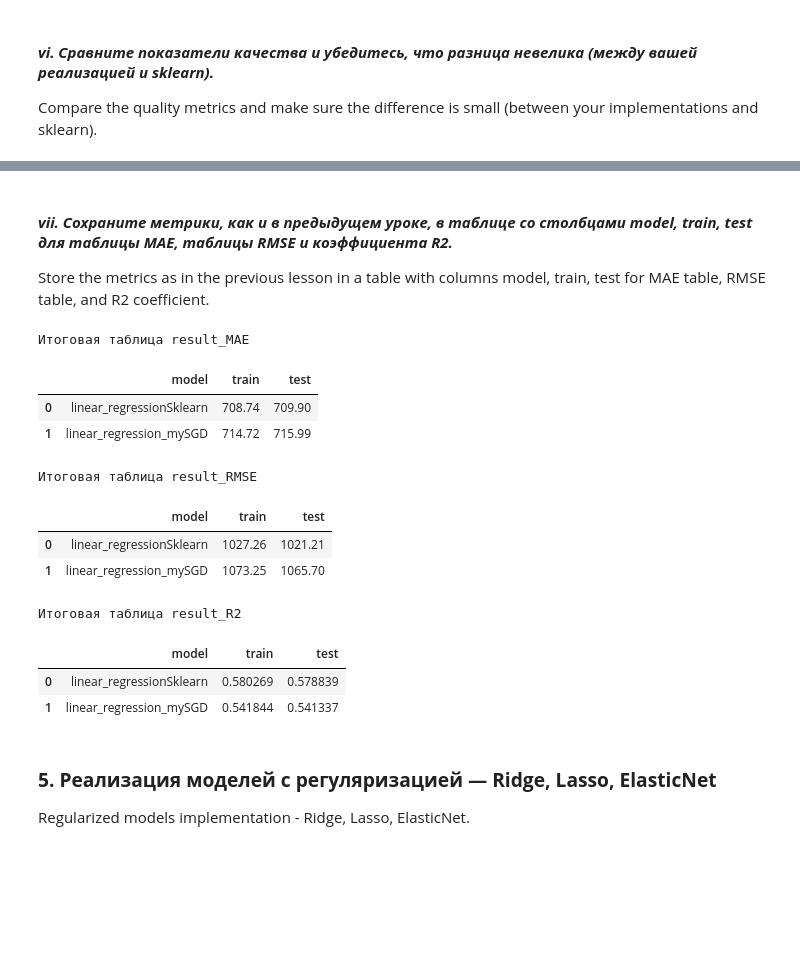
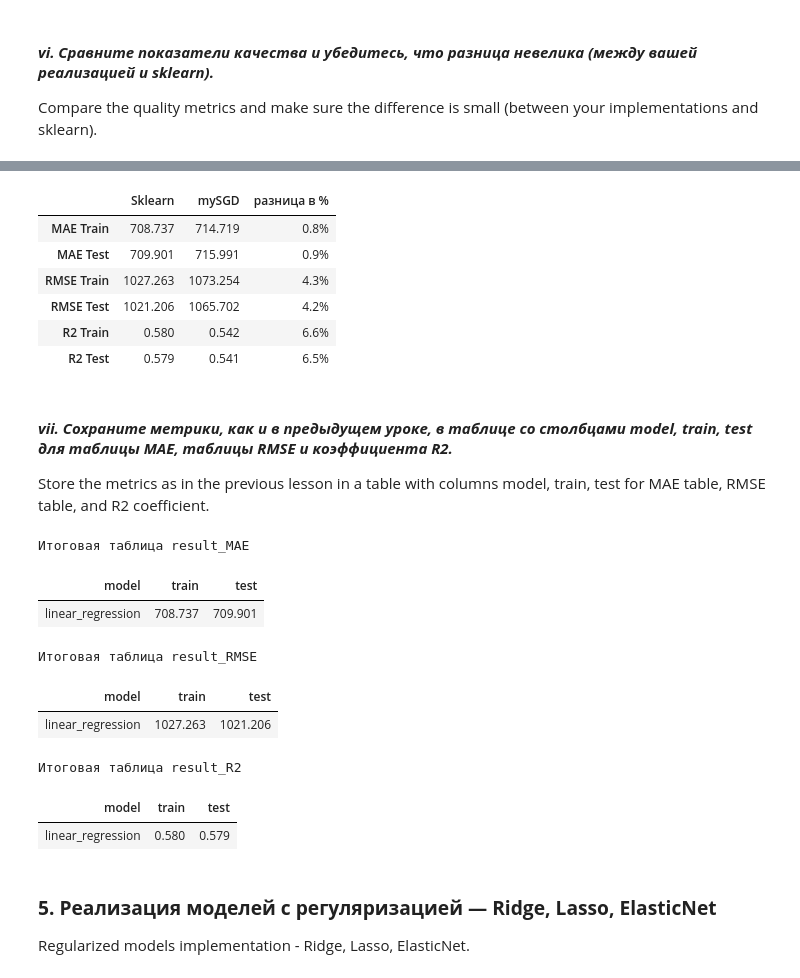
Before and after one commit to RunForJoy/core-linear-regression, a Jupyter notebook: src/ml.ipynb, the cells around one changed output, grey strips where cells are left out. Cells and saved outputs as stored; diff of their text form; code cells hidden in the pictures; blank space fills up the shorter version.

```diff
--- a/src/ml.ipynb
+++ b/src/ml.ipynb
@@ -1073,3 +1112,26 @@ RMSE_test:     1021.210   1065.700      4.17%
+# %%
+row_names = ["MAE Train", "MAE Test", "RMSE Train", "RMSE Test", "R2 Train", "R2 Test"]
+
+display(
+    pd.DataFrame(
+        data={
+            "Sklearn": sk_models["linear_regression"],
+            "mySGD": my_models["linear_regression_mySGD"],
+            "разница в %": diffs,
+        },
+        index=row_names,
+    )
+    # словарь с индивидуальным форматом для каждого столбца
+    .style.format({"Sklearn": "{:.3f}", "mySGD": "{:.3f}", "разница в %": "{:.1f}%"})
+)
+# %% [output]
+|  | Sklearn | mySGD | разница в % |
+| MAE Train | 708.737 | 714.719 | 0.8% |
+| MAE Test | 709.901 | 715.991 | 0.9% |
+| RMSE Train | 1027.263 | 1073.254 | 4.3% |
+| RMSE Test | 1021.206 | 1065.702 | 4.2% |
+| R2 Train | 0.580 | 0.542 | 6.6% |
+| R2 Test | 0.579 | 0.541 | 6.5% |
 # %% [markdown]
 #### ***vii. Сохраните метрики, как и в предыдущем уроке, в таблице со столбцами model, train, test для таблицы MAE, таблицы RMSE и коэффициента R2.***
 Store the metrics as in the previous lesson in a table with columns model, train, test for MAE table, RMSE table, and R2 coefficient.
@@ -1106,22 +1188,20 @@ append_results(
 # %%
 print("Итоговая таблица result_MAE")
-display(result_MAE)
+display(result_MAE.style.format("{:.3f}", subset=["train", "test"]).hide(axis="index"))
+
 
 print("\nИтоговая таблица result_RMSE")
-display(result_RMSE)
+display(result_RMSE.style.format("{:.3f}", subset=["train", "test"]).hide(axis="index"))
 
 print("\nИтоговая таблица result_R2")
-display(result_R2)
+display(result_R2.style.format("{:.3f}", subset=["train", "test"]).hide(axis="index"))
 # %% [output]
 Итоговая таблица result_MAE
-|  | model | train | test |
-| 0 | linear_regressionSklearn | 708.74 | 709.90 |
-| 1 | linear_regression_mySGD | 714.72 | 715.99 |
+| model | train | test |
+| linear_regression | 708.737 | 709.901 |
 Итоговая таблица result_RMSE
-|  | model | train | test |
-| 0 | linear_regressionSklearn | 1027.26 | 1021.21 |
-| 1 | linear_regression_mySGD | 1073.25 | 1065.70 |
+| model | train | test |
+| linear_regression | 1027.263 | 1021.206 |
 Итоговая таблица result_R2
-|  | model | train | test |
-| 0 | linear_regressionSklearn | 0.580269 | 0.578839 |
-| 1 | linear_regression_mySGD | 0.541844 | 0.541337 |
+| model | train | test |
+| linear_regression | 0.580 | 0.579 |
```
Also changed, not shown: parts of 91 cells of this notebook.
